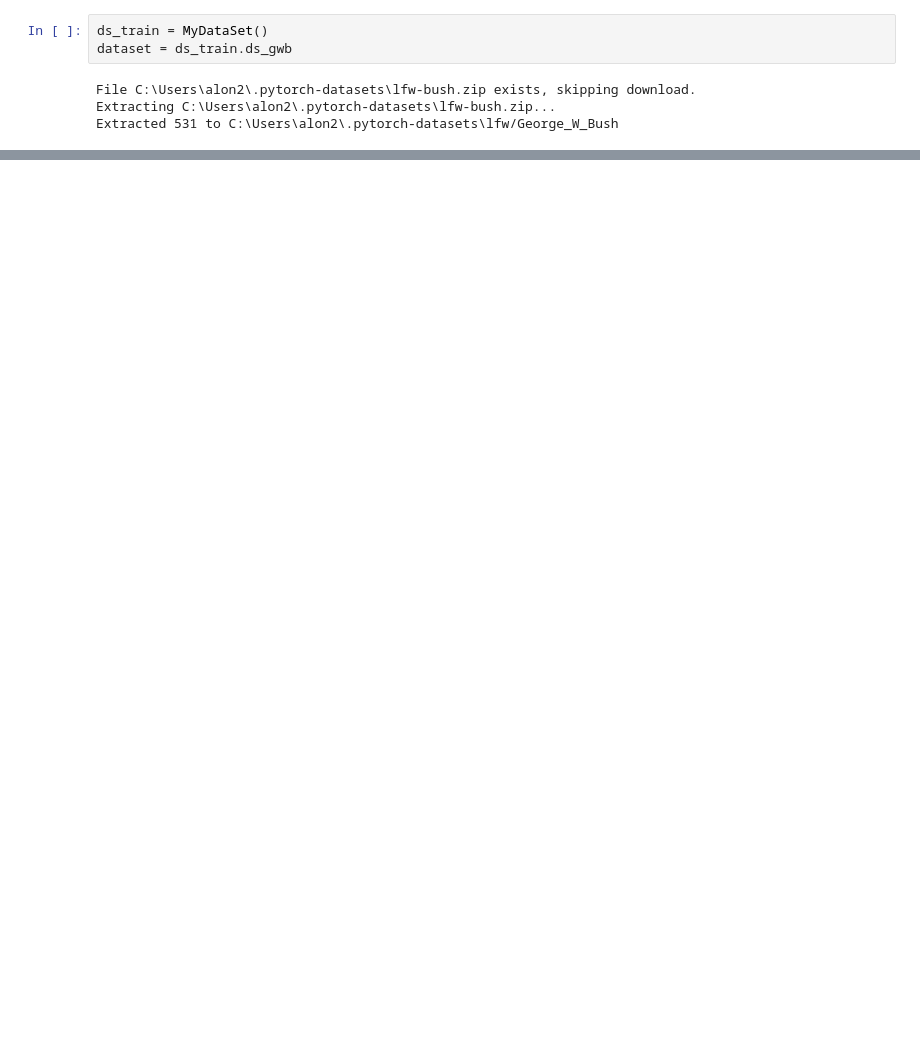
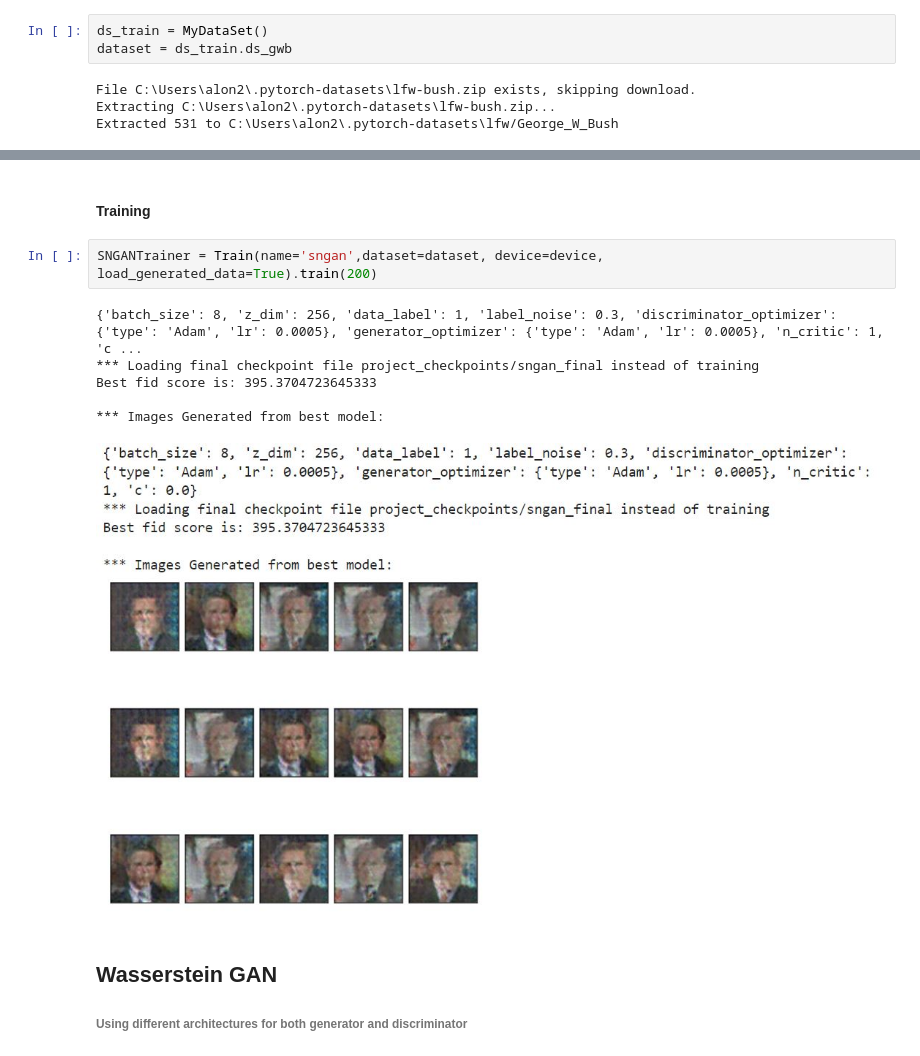
Before and after one commit to GuyAttia/MSC-DL-Course, a Jupyter notebook: hw4/Part4_MiniProject.ipynb, the cells around one changed output, grey strips where cells are left out. Cells and saved outputs as stored; diff of their text form; blank space fills up the shorter version.

```diff
--- a/hw4/Part4_MiniProject.ipynb
+++ b/hw4/Part4_MiniProject.ipynb
@@ -167,0 +198,14 @@ SNWGANTrainer(hp, dl_train).train(50)
+# %% [markdown]
+#### Training
+# %%
+SNGANTrainer = Train(name='sngan',dataset=dataset, device=device, load_generated_data=True).train(200)
+# %% [output]
+{'batch_size': 8, 'z_dim': 256, 'data_label': 1, 'label_noise': 0.3, 'discriminator_optimizer': {'type': 'Adam', 'lr': 0.0005}, 'generator_optimizer': {'type': 'Adam', 'lr': 0.0005}, 'n_critic': 1, 'c ...
+*** Loading final checkpoint file project_checkpoints/sngan_final instead of training
+Best fid score is: 395.3704723645333
+
+*** Images Generated from best model:
+[figure, added]
+# %% [markdown]
+## Wasserstein GAN
+###### Using different architectures for both generator and discriminator
```
Also changed, not shown: parts of 23 cells of this notebook, 18 other files.
